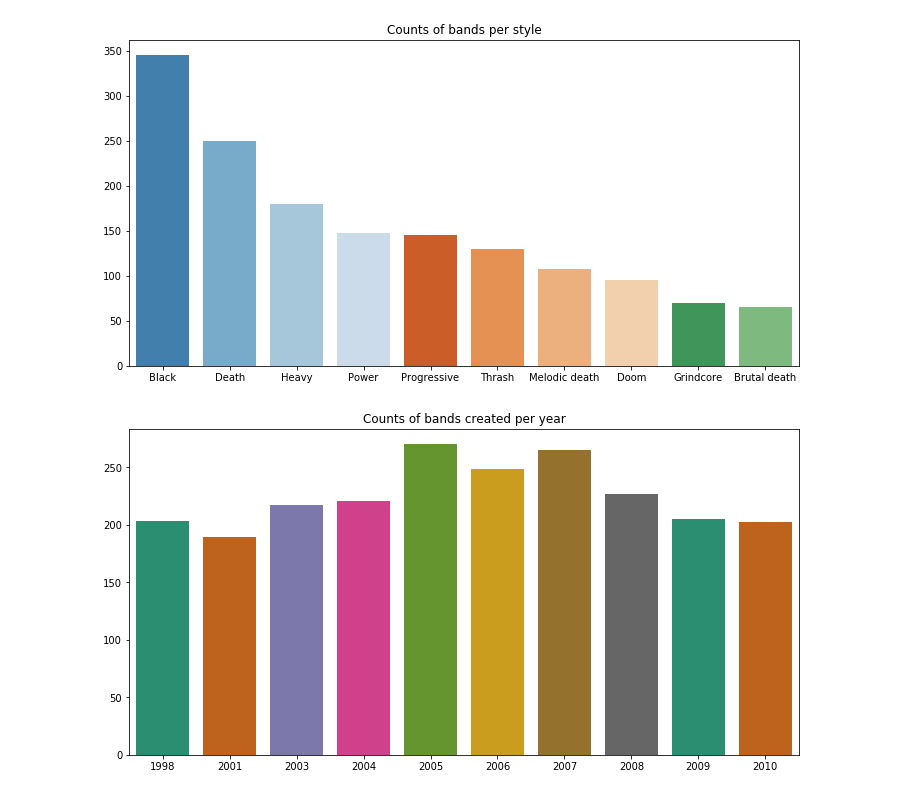
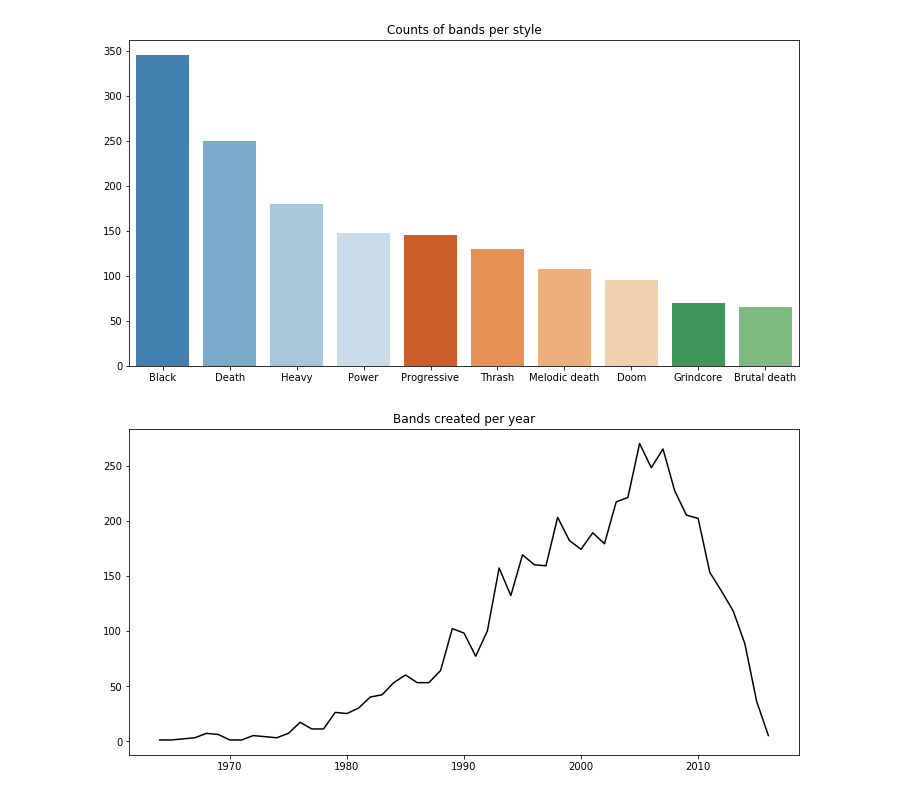
Before and after one commit to bermr/metal-analysis, a Jupyter notebook: metal-analysis.ipynb, the cells around one changed output. Cells and saved outputs as stored; diff of their text form; code cells hidden in the pictures.

```diff
--- a/metal-analysis.ipynb
+++ b/metal-analysis.ipynb
@@ -33,11 +33,12 @@ plt.show()
 # %%
 # ammount of bands by year
 
-bands_years = bands['formed'].value_counts()
+bands_formed = bands['formed'].value_counts()
 
+bands_formed.pop('-')
 plt.figure(figsize = (12,6))
-plt.title('Counts of bands created per year')
-sns.barplot(x=bands_years[:10].keys(), y=bands_years[:10].values, palette=sns.color_palette("Dark2"))
+plt.title('Bands created per year')
+sns.lineplot(x=bands_formed.keys(), y=bands_formed.values, color='black')
 plt.show()
 # %% [output]
-[figure, old version]
+[figure, new version]
```
Also changed, not shown: parts of 2 cells of this notebook.
